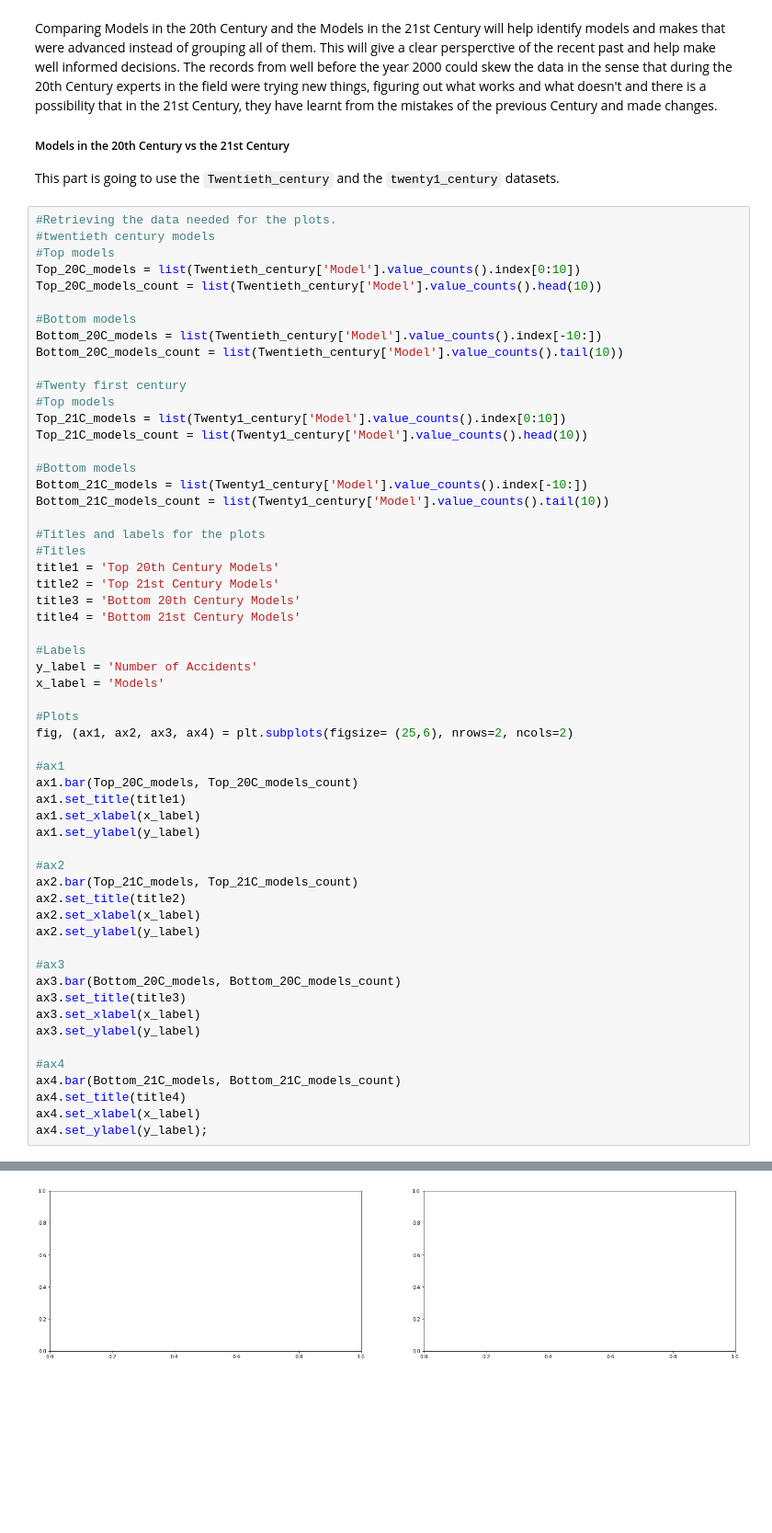
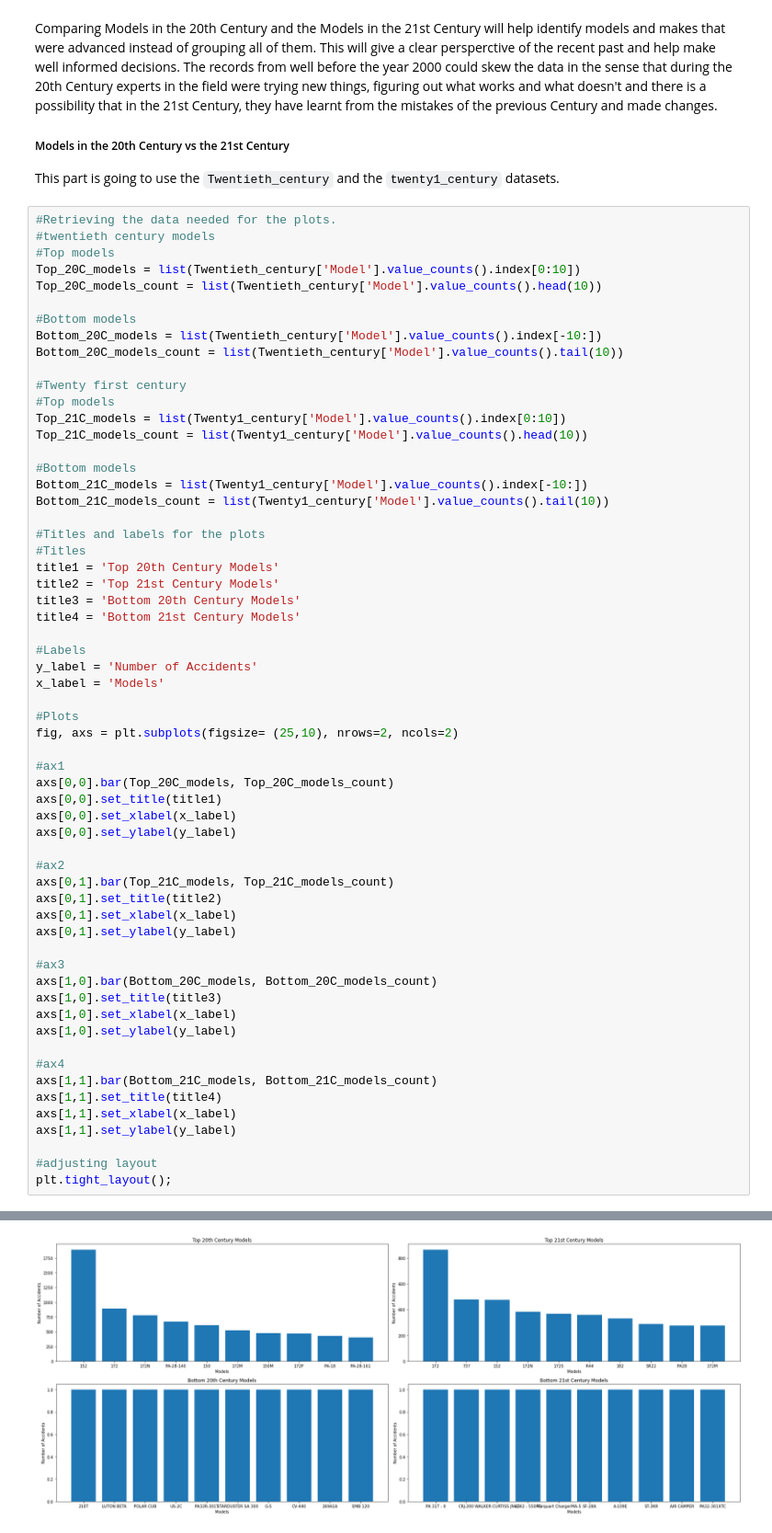
Before and after one commit to Assesa44/Phase1_project, a Jupyter notebook: notebook.ipynb, the cells around one changed output, grey strips where cells are left out. Shown at 92% size. Saved outputs shown, nothing was run; the diff lists cells and outputs as text; blank space fills up the shorter version.

```diff
--- a/notebook.ipynb
+++ b/notebook.ipynb
@@ -430,29 +436,32 @@ y_label = 'Number of Accidents'
 x_label = 'Models'
 
 #Plots
-fig, (ax1, ax2, ax3, ax4) = plt.subplots(figsize= (25,6), nrows=2, ncols=2)
+fig, axs = plt.subplots(figsize= (25,10), nrows=2, ncols=2)
 
 #ax1
-ax1.bar(Top_20C_models, Top_20C_models_count)
-ax1.set_title(title1)
-ax1.set_xlabel(x_label)
-ax1.set_ylabel(y_label)
+axs[0,0].bar(Top_20C_models, Top_20C_models_count)
+axs[0,0].set_title(title1)
+axs[0,0].set_xlabel(x_label)
+axs[0,0].set_ylabel(y_label)
 
 #ax2
-ax2.bar(Top_21C_models, Top_21C_models_count)
-ax2.set_title(title2)
-ax2.set_xlabel(x_label)
-ax2.set_ylabel(y_label)
+axs[0,1].bar(Top_21C_models, Top_21C_models_count)
+axs[0,1].set_title(title2)
+axs[0,1].set_xlabel(x_label)
+axs[0,1].set_ylabel(y_label)
 
 #ax3
-ax3.bar(Bottom_20C_models, Bottom_20C_models_count)
-ax3.set_title(title3)
-ax3.set_xlabel(x_label)
-ax3.set_ylabel(y_label)
+axs[1,0].bar(Bottom_20C_models, Bottom_20C_models_count)
+axs[1,0].set_title(title3)
+axs[1,0].set_xlabel(x_label)
+axs[1,0].set_ylabel(y_label)
 
 #ax4
-ax4.bar(Bottom_21C_models, Bottom_21C_models_count)
-ax4.set_title(title4)
-ax4.set_xlabel(x_label)
-ax4.set_ylabel(y_label);
+axs[1,1].bar(Bottom_21C_models, Bottom_21C_models_count)
+axs[1,1].set_title(title4)
+axs[1,1].set_xlabel(x_label)
+axs[1,1].set_ylabel(y_label)
+
+#adjusting layout
+plt.tight_layout();
 # %% [output]
@@ -460 +468 @@ ValueError: not enough values to unpack (expected 4, got 2)
-[figure, old version]
+[figure, new version]
```
Also changed, not shown: parts of 3 cells of this notebook.
